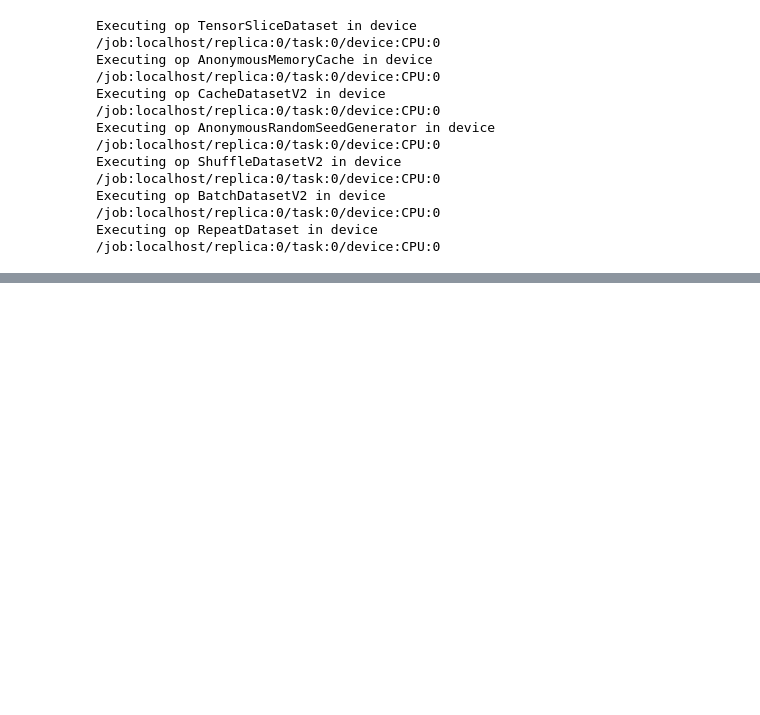
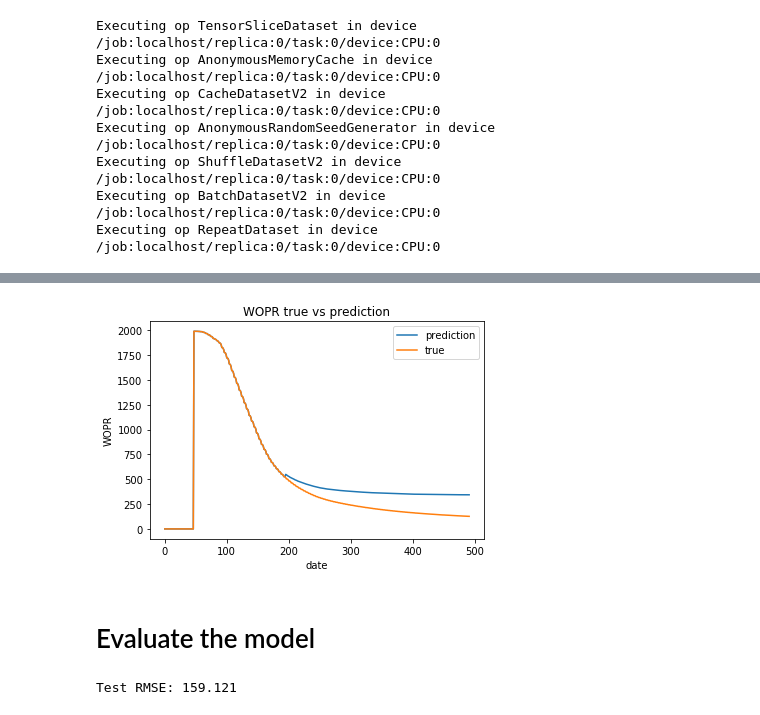
Before and after one commit to Pigrabbit/lstm, a Jupyter notebook: tf_tutorial_version_lstm.ipynb, the cells around one changed output, grey strips where cells are left out. Saved outputs shown, nothing was run; the diff lists cells and outputs as text; code cells hidden in the pictures; blank space fills up the shorter version.

```diff
--- a/tf_tutorial_version_lstm.ipynb
+++ b/tf_tutorial_version_lstm.ipynb
@@ -292,0 +310,20 @@ plt.show()
+# %%
+y_hat_inverse = y_hat[:,-1] * np.sqrt(scaler.var_[0]) + scaler.mean_[0]
+y_val_inverse = y_val_single * np.sqrt(scaler.var_[0]) + scaler.mean_[0]
+y_train_inverse = y_train_single * np.sqrt(scaler.var_[0]) + scaler.mean_[0]
+
+y_train_inverse = y_train_inverse.reshape((-1, 1))
+y_predicted = np.concatenate((y_train_inverse, y_hat_inverse), axis = None)
+y_true = np.concatenate((y_train_inverse, y_val_inverse.reshape((-1, 1))), axis = None)
+
+plt.plot(y_predicted, linestyle='-', label='prediction')
+plt.plot(y_true, linestyle='-', label='true')
+plt.xlabel('date')
+plt.ylabel('WOPR')
+plt.title('WOPR true vs prediction')
+plt.legend()
+plt.show()
+# %% [output]
+[figure, added]
+# %% [markdown]
+# Evaluate the model
@@ -292,0 +335,9 @@ plt.show()
+# %%
+# calculate RMSE
+from math import sqrt
+from sklearn.metrics import mean_squared_error
+
+rmse = sqrt(mean_squared_error(y_val_inverse, y_hat_inverse))
+print('Test RMSE: %.3f' % rmse)
+# %% [output]
+Test RMSE: 159.121
```
Also changed, not shown: parts of 16 cells of this notebook.
